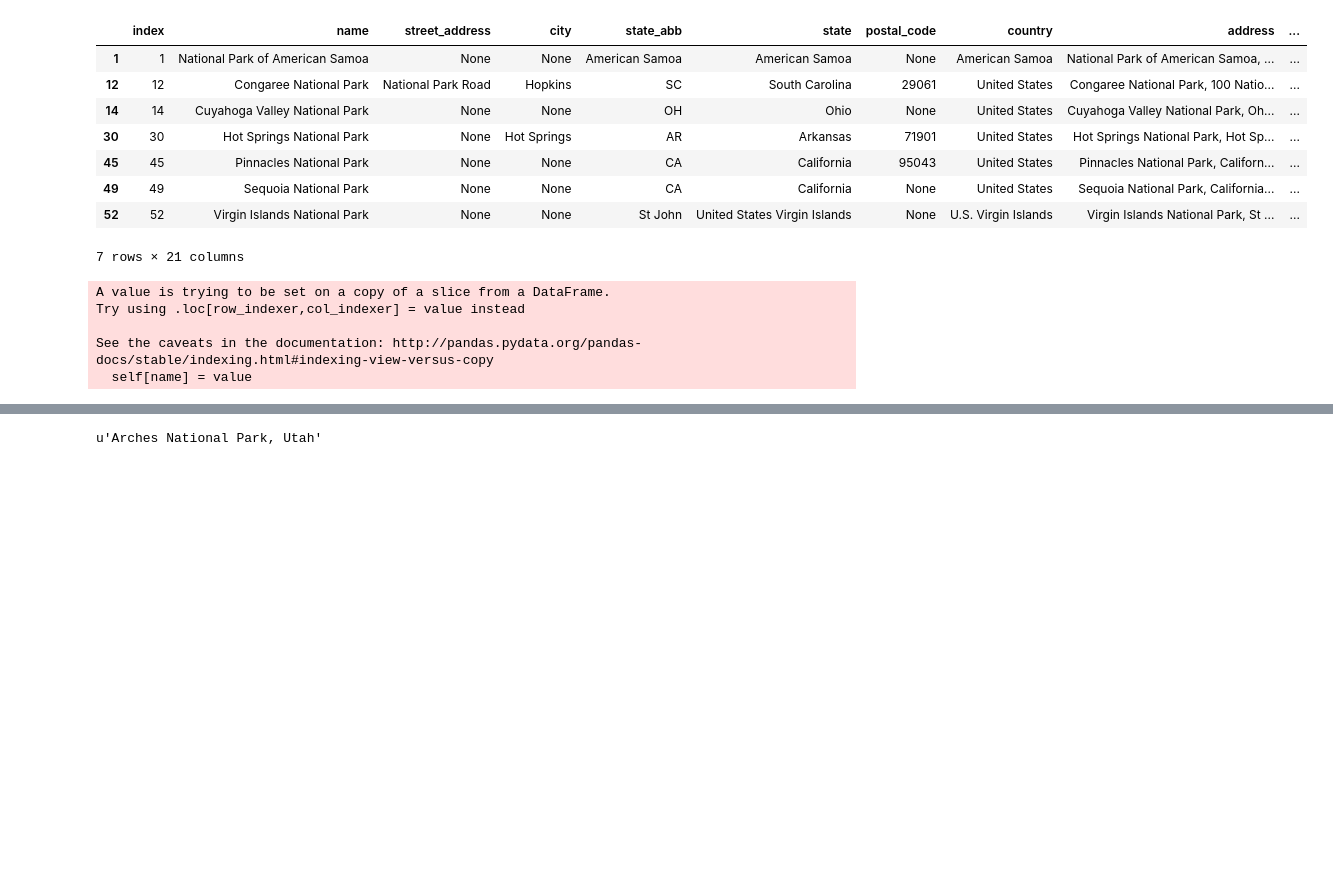
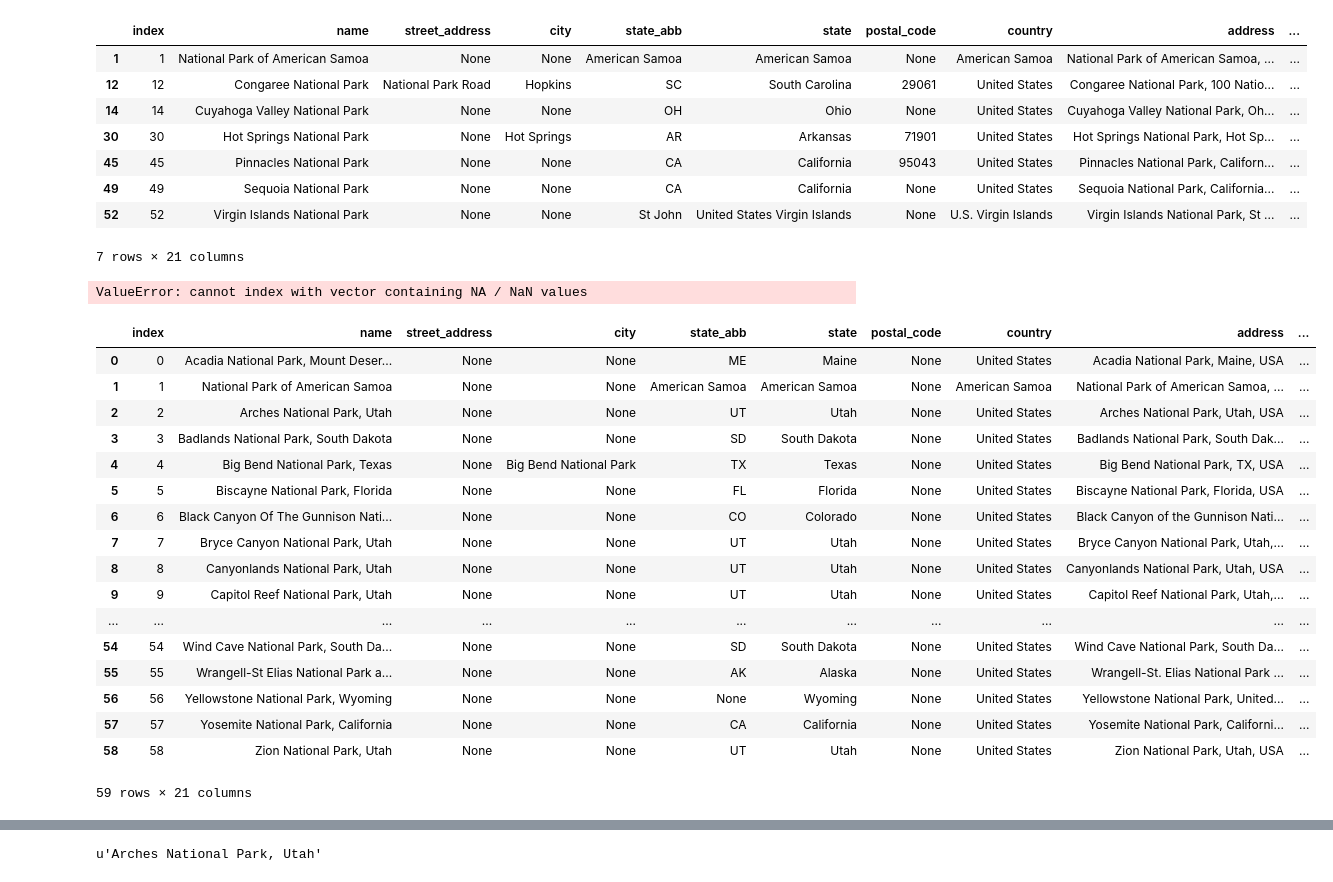
Before and after one commit to kennethcc2005/friends, a Jupyter notebook: Data Wrangling.ipynb, the cells around one changed output, grey strips where cells are left out. Cells and saved outputs as stored; diff of their text form; code cells hidden in the pictures; blank space fills up the shorter version.

Commit message:
finalize poi national park

```diff
--- a/Data Wrangling.ipynb
+++ b/Data Wrangling.ipynb
@@ -922,14 +926,31 @@ small_national_park
 | 49 | 49 | Sequoia National Park | None | None | CA | California | None | United States | Sequoia National Park, California... | ... |
 | 52 | 52 | Virgin Islands National Park | None | None | St John | United States Virgin Islands | None | U.S. Virgin Islands | Virgin Islands National Park, St ... | ... |
 7 rows × 21 columns
-# %%
-small_national_park.url = None
-# %% [output]
-A value is trying to be set on a copy of a slice from a DataFrame.
-Try using .loc[row_indexer,col_indexer] = value instead
-
-See the caveats in the documentation: http://pandas.pydata.org/pandas-docs/stable/indexing.html#indexing-view-versus-copy
-  self[name] = value
+# %%
+national_park_US_df.loc[,national_park_US_df.url] = "https://www.tripadvisor.com/Attractions-g143045-Activities-National_Park_of_American_Samoa_Tutuila.html"
+# %% [output]
+ValueError: cannot index with vector containing NA / NaN values
+# %%
+national_park_US_df
+# %% [output]
+|  | index | name | street_address | city | state_abb | state | postal_code | country | address | ... |
+| 0 | 0 | Acadia National Park, Mount Deser... | None | None | ME | Maine | None | United States | Acadia National Park, Maine, USA | ... |
+| 1 | 1 | National Park of American Samoa | None | None | American Samoa | American Samoa | None | American Samoa | National Park of American Samoa, ... | ... |
+| 2 | 2 | Arches National Park, Utah | None | None | UT | Utah | None | United States | Arches National Park, Utah, USA | ... |
+| 3 | 3 | Badlands National Park, South Dakota | None | None | SD | South Dakota | None | United States | Badlands National Park, South Dak... | ... |
+| 4 | 4 | Big Bend National Park, Texas | None | Big Bend National Park | TX | Texas | None | United States | Big Bend National Park, TX, USA | ... |
+| 5 | 5 | Biscayne National Park, Florida | None | None | FL | Florida | None | United States | Biscayne National Park, Florida, USA | ... |
+| 6 | 6 | Black Canyon Of The Gunnison Nati... | None | None | CO | Colorado | None | United States | Black Canyon of the Gunnison Nati... | ... |
+| 7 | 7 | Bryce Canyon National Park, Utah | None | None | UT | Utah | None | United States | Bryce Canyon National Park, Utah,... | ... |
+| 8 | 8 | Canyonlands National Park, Utah | None | None | UT | Utah | None | United States | Canyonlands National Park, Utah, USA | ... |
+| 9 | 9 | Capitol Reef National Park, Utah | None | None | UT | Utah | None | United States | Capitol Reef National Park, Utah,... | ... |
+| ... | ... | ... | ... | ... | ... | ... | ... | ... | ... | ... |
+| 54 | 54 | Wind Cave National Park, South Da... | None | None | SD | South Dakota | None | United States | Wind Cave National Park, South Da... | ... |
+| 55 | 55 | Wrangell-St Elias National Park a... | None | None | AK | Alaska | None | United States | Wrangell-St. Elias National Park ... | ... |
+| 56 | 56 | Yellowstone National Park, Wyoming | None | None | None | Wyoming | None | United States | Yellowstone National Park, United... | ... |
+| 57 | 57 | Yosemite National Park, California | None | None | CA | California | None | United States | Yosemite National Park, Californi... | ... |
+| 58 | 58 | Zion National Park, Utah | None | None | UT | Utah | None | United States | Zion National Park, Utah, USA | ... |
+59 rows × 21 columns
 # %%
 for address in national_park_US_df.address:
     for address2 in trip_search_result.address:
```
Also changed, not shown: parts of 3 cells of this notebook.
